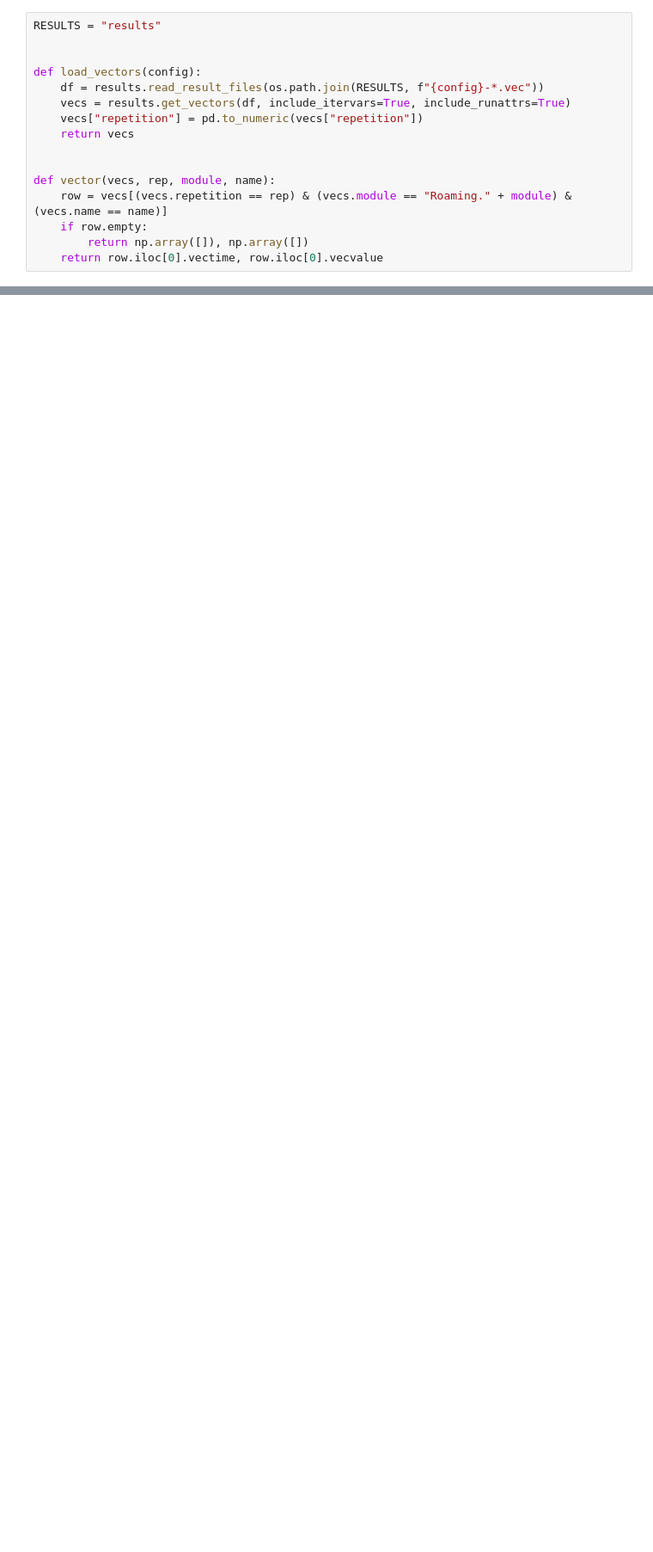
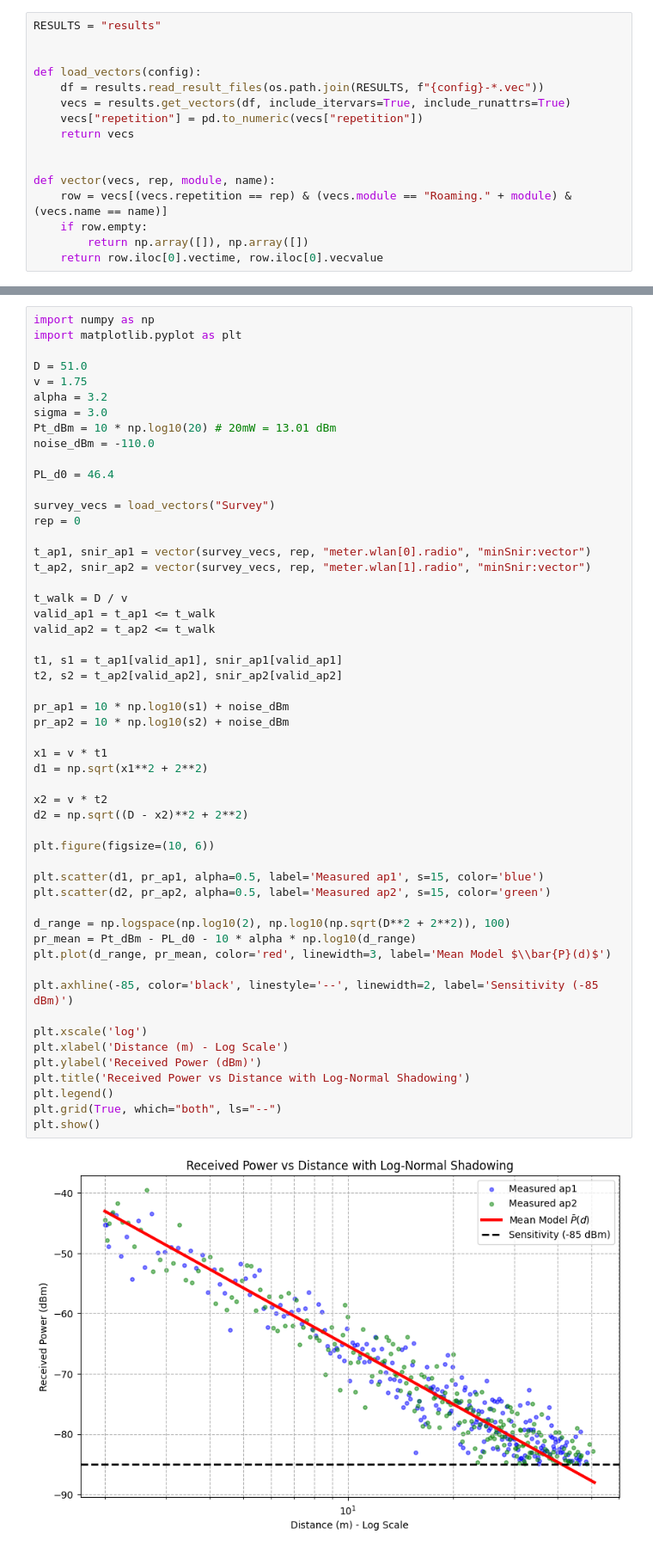
Before and after one commit to MSadraA/Computer-Networks-Projects, a Jupyter notebook: CA2/phase3/phase3.ipynb, the cells around one changed output, grey strips where cells are left out. Shown at 86% size. Saved outputs shown, nothing was run; the diff lists cells and outputs as text; blank space fills up the shorter version.

```diff
--- a/CA2/phase3/phase3.ipynb
+++ b/CA2/phase3/phase3.ipynb
@@ -65,0 +356,55 @@ pd.DataFrame({"t (s)": t[:5], "SNIR": snir[:5]})
+# %%
+import numpy as np
+import matplotlib.pyplot as plt
+
+D = 51.0
+v = 1.75
+alpha = 3.2
+sigma = 3.0
+Pt_dBm = 10 * np.log10(20) # 20mW = 13.01 dBm
+noise_dBm = -110.0
+
+PL_d0 = 46.4
+
+survey_vecs = load_vectors("Survey")
+rep = 0
+
+t_ap1, snir_ap1 = vector(survey_vecs, rep, "meter.wlan[0].radio", "minSnir:vector")
+t_ap2, snir_ap2 = vector(survey_vecs, rep, "meter.wlan[1].radio", "minSnir:vector")
+
+t_walk = D / v
+valid_ap1 = t_ap1 <= t_walk
+valid_ap2 = t_ap2 <= t_walk
+
+t1, s1 = t_ap1[valid_ap1], snir_ap1[valid_ap1]
+t2, s2 = t_ap2[valid_ap2], snir_ap2[valid_ap2]
+
+pr_ap1 = 10 * np.log10(s1) + noise_dBm
+pr_ap2 = 10 * np.log10(s2) + noise_dBm
+
+x1 = v * t1
+d1 = np.sqrt(x1**2 + 2**2)
+
+x2 = v * t2
+d2 = np.sqrt((D - x2)**2 + 2**2)
+
+plt.figure(figsize=(10, 6))
+
+plt.scatter(d1, pr_ap1, alpha=0.5, label='Measured ap1', s=15, color='blue')
+plt.scatter(d2, pr_ap2, alpha=0.5, label='Measured ap2', s=15, color='green')
+
+d_range = np.logspace(np.log10(2), np.log10(np.sqrt(D**2 + 2**2)), 100)
+pr_mean = Pt_dBm - PL_d0 - 10 * alpha * np.log10(d_range)
+plt.plot(d_range, pr_mean, color='red', linewidth=3, label='Mean Model $\\bar{P}(d)$')
+
+plt.axhline(-85, color='black', linestyle='--', linewidth=2, label='Sensitivity (-85 dBm)')
+
+plt.xscale('log')
+plt.xlabel('Distance (m) - Log Scale')
+plt.ylabel('Received Power (dBm)')
+plt.title('Received Power vs Distance with Log-Normal Shadowing')
+plt.legend()
+plt.grid(True, which="both", ls="--")
+plt.show()
+# %% [output]
+[figure, added]
```
Also changed, not shown: parts of 13 cells of this notebook, 55 other files.
